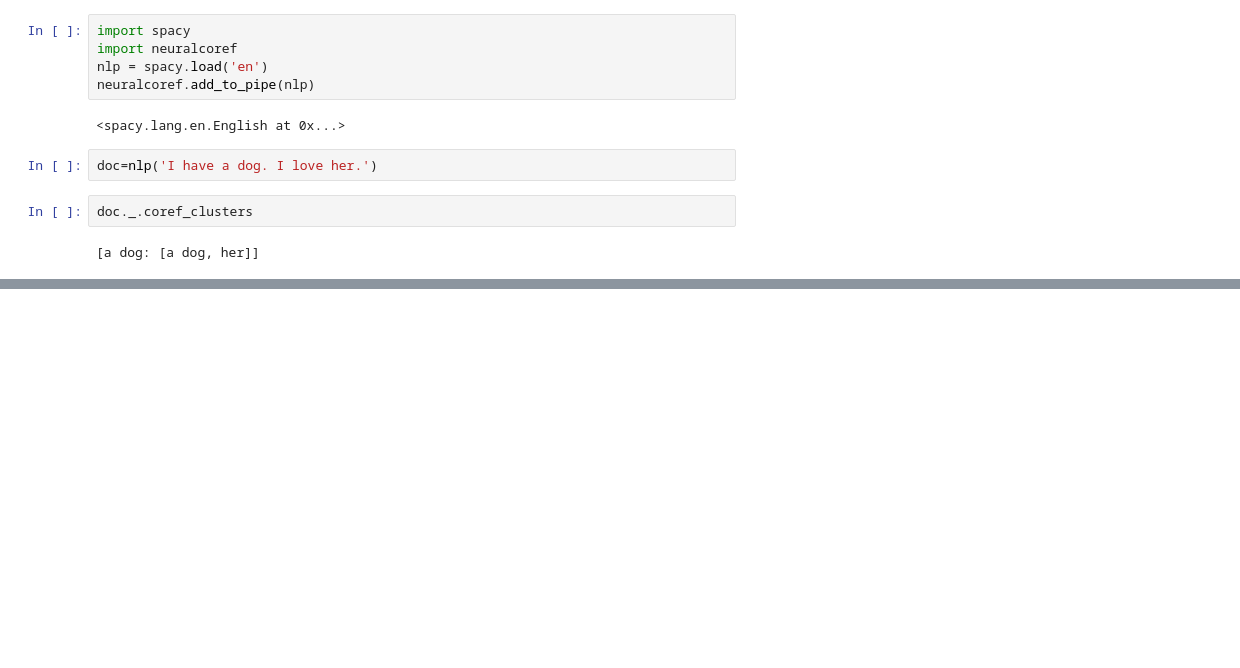
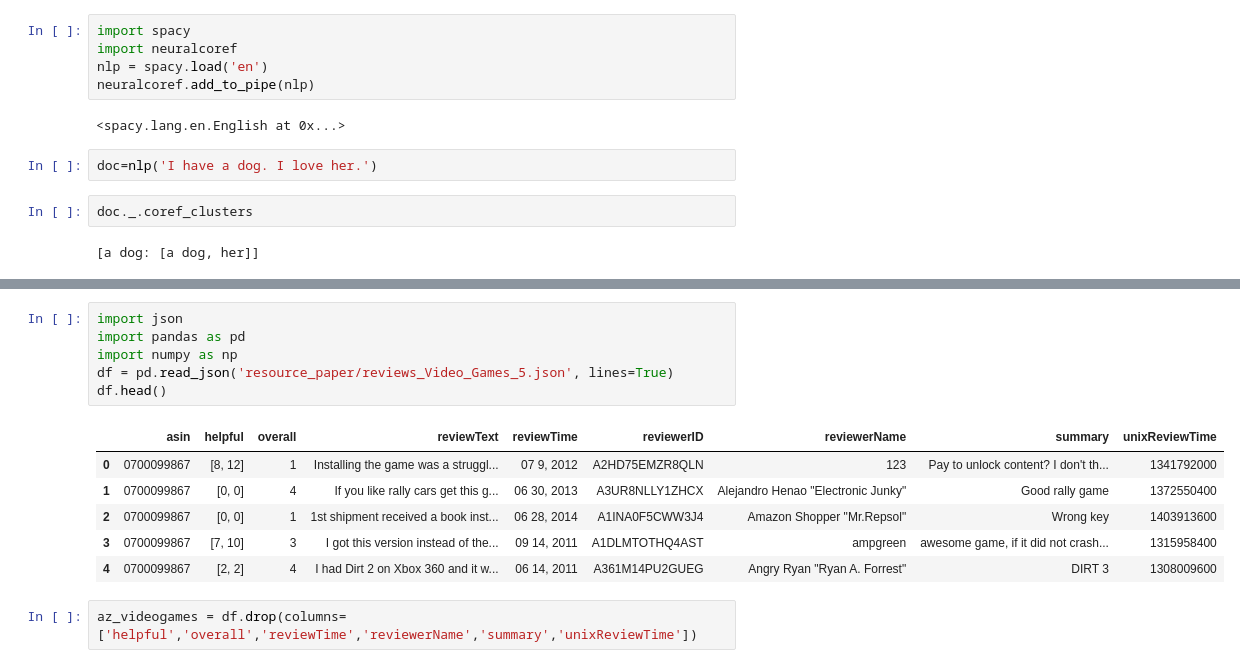
Before and after one commit to amprova/WE_research, a Jupyter notebook: Untitled.ipynb, the cells around one changed output, grey strips where cells are left out. Saved outputs shown, nothing was run; the diff lists cells and outputs as text; blank space fills up the shorter version.

```diff
--- a/Untitled.ipynb
+++ b/Untitled.ipynb
@@ -49,0 +150,15 @@ https://github.com/huggingface/neuralcoref/issues/189
+# %%
+import json
+import pandas as pd
+import numpy as np
+df = pd.read_json('resource_paper/reviews_Video_Games_5.json', lines=True)
+df.head()
+# %% [output]
+|  | asin | helpful | overall | reviewText | reviewTime | reviewerID | reviewerName | summary | unixReviewTime |
+| 0 | 0700099867 | [8, 12] | 1 | Installing the game was a struggl... | 07 9, 2012 | A2HD75EMZR8QLN | 123 | Pay to unlock content? I don't th... | 1341792000 |
+| 1 | 0700099867 | [0, 0] | 4 | If you like rally cars get this g... | 06 30, 2013 | A3UR8NLLY1ZHCX | Alejandro Henao "Electronic Junky" | Good rally game | 1372550400 |
+| 2 | 0700099867 | [0, 0] | 1 | 1st shipment received a book inst... | 06 28, 2014 | A1INA0F5CWW3J4 | Amazon Shopper "Mr.Repsol" | Wrong key | 1403913600 |
+| 3 | 0700099867 | [7, 10] | 3 | I got this version instead of the... | 09 14, 2011 | A1DLMTOTHQ4AST | ampgreen | awesome game, if it did not crash... | 1315958400 |
+| 4 | 0700099867 | [2, 2] | 4 | I had Dirt 2 on Xbox 360 and it w... | 06 14, 2011 | A361M14PU2GUEG | Angry Ryan "Ryan A. Forrest" | DIRT 3 | 1308009600 |
+# %%
+az_videogames = df.drop(columns=['helpful','overall','reviewTime','reviewerName','summary','unixReviewTime'])
```
Also changed, not shown: parts of 20 cells of this notebook, 3 other files.
